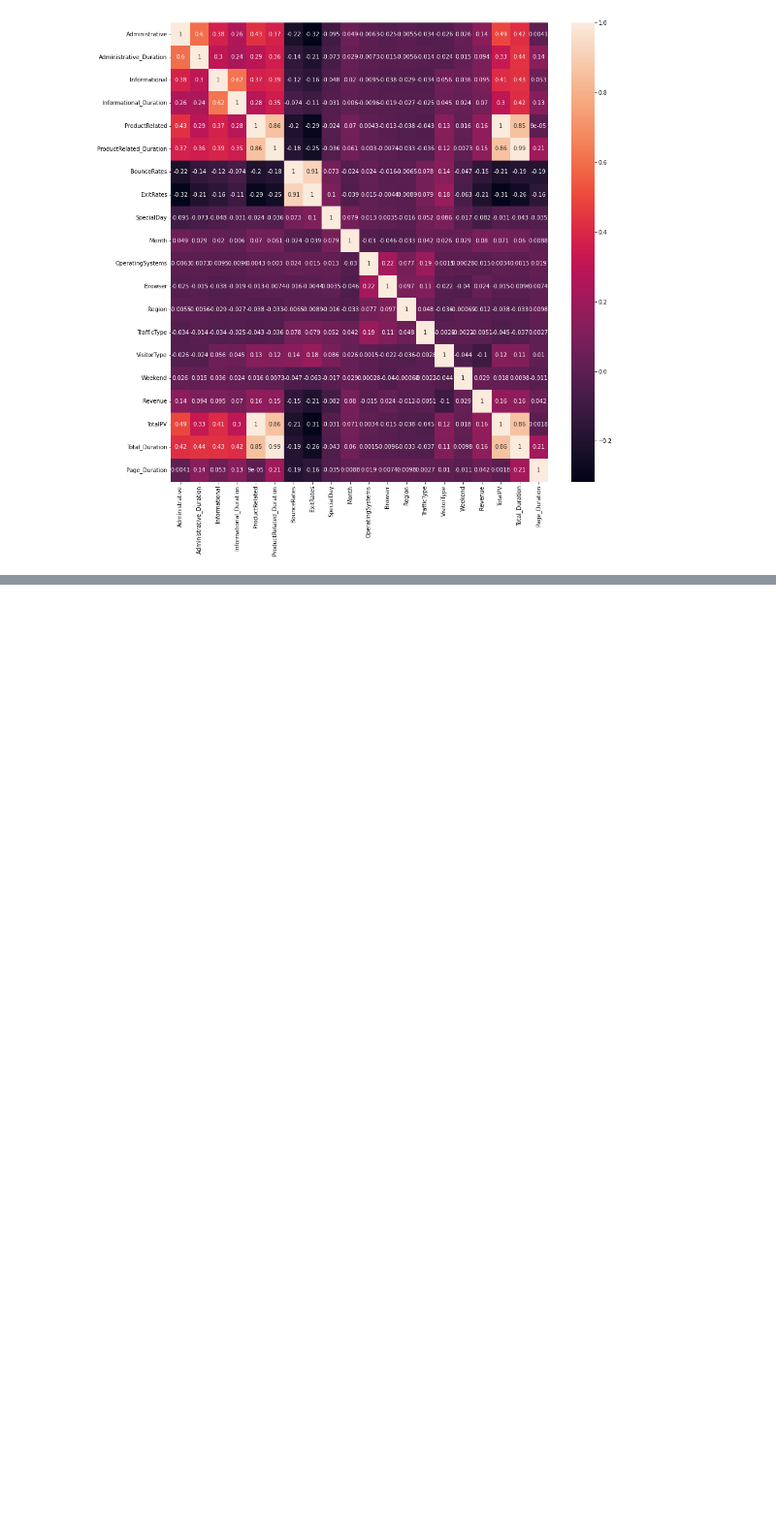
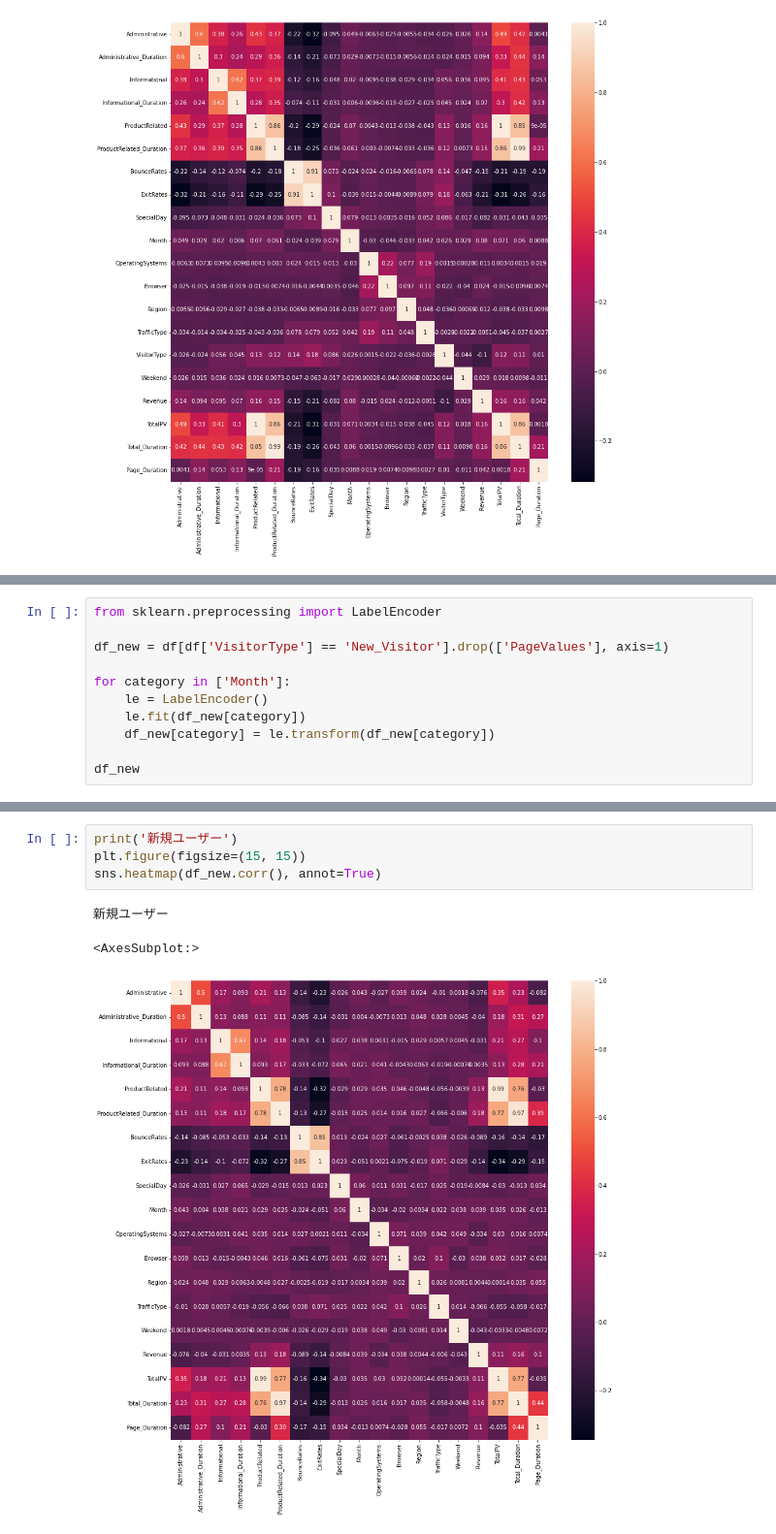
Before and after one commit to Learning-FIT/Python, a Jupyter notebook: online_shoppers_intention.ipynb, the cells around one changed output, grey strips where cells are left out. Shown at 97% size. Drawn from its saved outputs; the diff is of its cells as text; blank space fills up the shorter version.

```diff
--- a/online_shoppers_intention.ipynb
+++ b/online_shoppers_intention.ipynb
@@ -839,0 +453,11 @@ ModuleNotFoundError: No module named 'pycaret'
+# %%
+from sklearn.preprocessing import LabelEncoder
+
+df_new = df[df['VisitorType'] == 'New_Visitor'].drop(['PageValues'], axis=1)
+
+for category in ['Month']:
+    le = LabelEncoder()
+    le.fit(df_new[category])
+    df_new[category] = le.transform(df_new[category])
+
+df_new
@@ -839,0 +478,8 @@ ModuleNotFoundError: No module named 'pycaret'
+# %%
+print('新規ユーザー')
+plt.figure(figsize=(15, 15))
+sns.heatmap(df_new.corr(), annot=True)
+# %% [output]
+新規ユーザー
+<AxesSubplot:>
+[figure, added]
```
Also changed, not shown: parts of 44 cells of this notebook.
